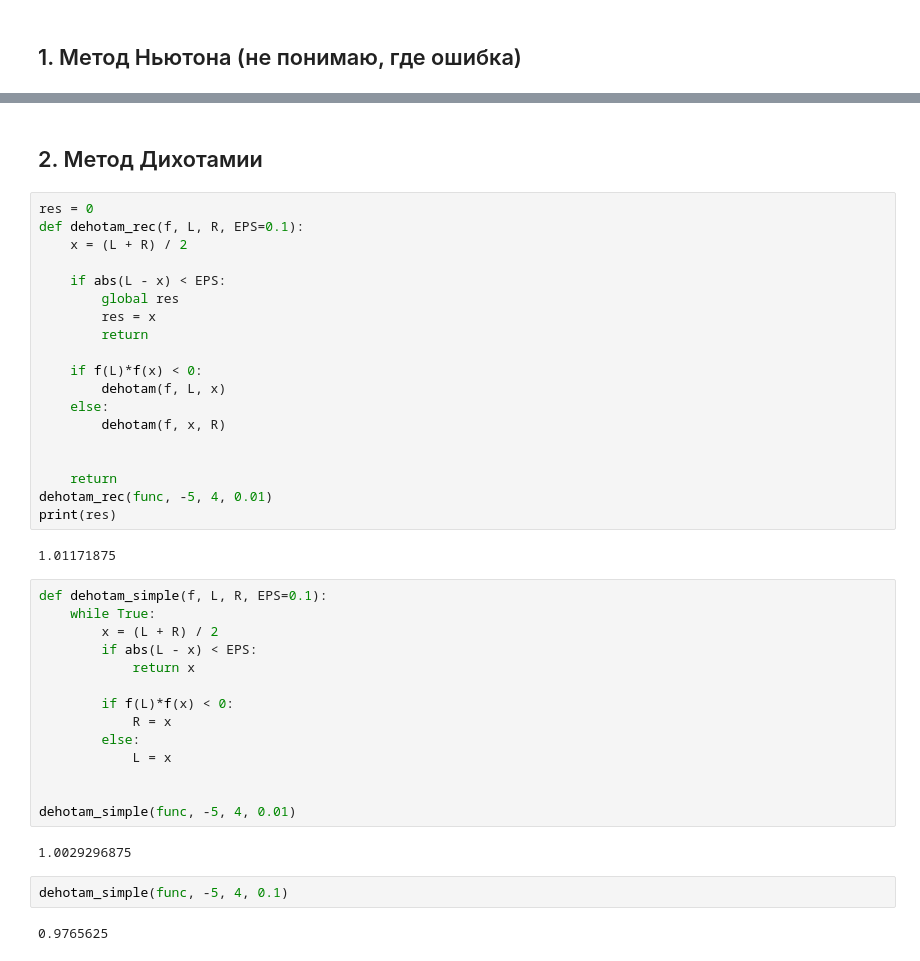
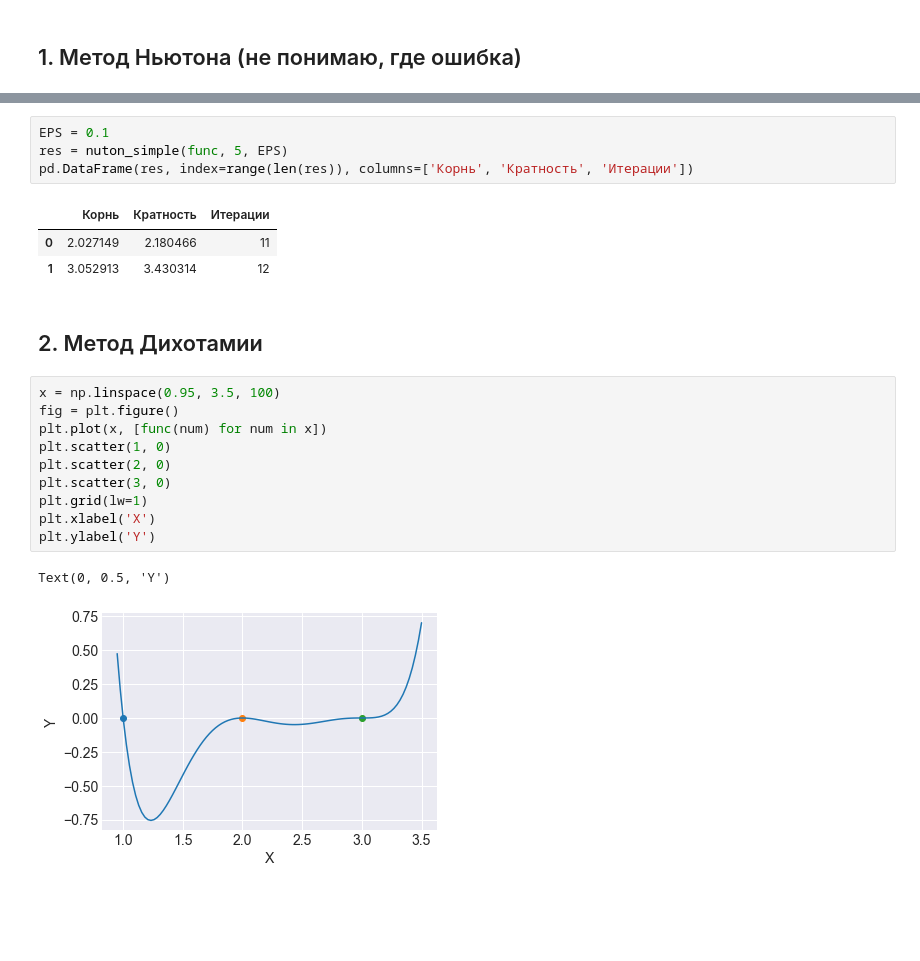
Before and after one commit to andrew3203/NumericalMethods, a Jupyter notebook: NutonsMethod.ipynb, the cells around one changed output, grey strips where cells are left out. Drawn from its saved outputs; the diff is of its cells as text; blank space fills up the shorter version.

Commit message:
finish Nutons and Dehotamies Methods

```diff
--- a/NutonsMethod.ipynb
+++ b/NutonsMethod.ipynb
@@ -103,43 +86,23 @@ Text(0, 0.5, 'Y')
+# %%
+EPS = 0.1
+res = nuton_simple(func, 5, EPS)
+pd.DataFrame(res, index=range(len(res)), columns=['Корнь', 'Кратность', 'Итерации'])
+# %% [output]
+|  | Корнь | Кратность | Итерации |
+| 0 | 2.027149 | 2.180466 | 11 |
+| 1 | 3.052913 | 3.430314 | 12 |
 # %% [markdown]
 ## 2. Метод Дихотамии
-# %%
-res = 0
-def dehotam_rec(f, L, R, EPS=0.1):
-    x = (L + R) / 2
-
-    if abs(L - x) < EPS:
-        global res
-        res = x
-        return
-
-    if f(L)*f(x) < 0:
-        dehotam(f, L, x)
-    else:
-        dehotam(f, x, R)
-
-
-    return
-dehotam_rec(func, -5, 4, 0.01)
-print(res)
-# %% [output]
-1.01171875
-# %%
-def dehotam_simple(f, L, R, EPS=0.1):
-    while True:
-        x = (L + R) / 2
-        if abs(L - x) < EPS:
-            return x
-
-        if f(L)*f(x) < 0:
-            R = x
-        else:
-            L = x
-
-
-dehotam_simple(func, -5, 4, 0.01)
-# %% [output]
-1.0029296875
-# %%
-dehotam_simple(func, -5, 4, 0.1)
-# %% [output]
-0.9765625
+# %%
+x = np.linspace(0.95, 3.5, 100)
+fig = plt.figure()
+plt.plot(x, [func(num) for num in x])
+plt.scatter(1, 0)
+plt.scatter(2, 0)
+plt.scatter(3, 0)
+plt.grid(lw=1)
+plt.xlabel('X')
+plt.ylabel('Y')
+# %% [output]
+Text(0, 0.5, 'Y')
+[figure, added]
```
Also changed, not shown: parts of 5 cells of this notebook.
